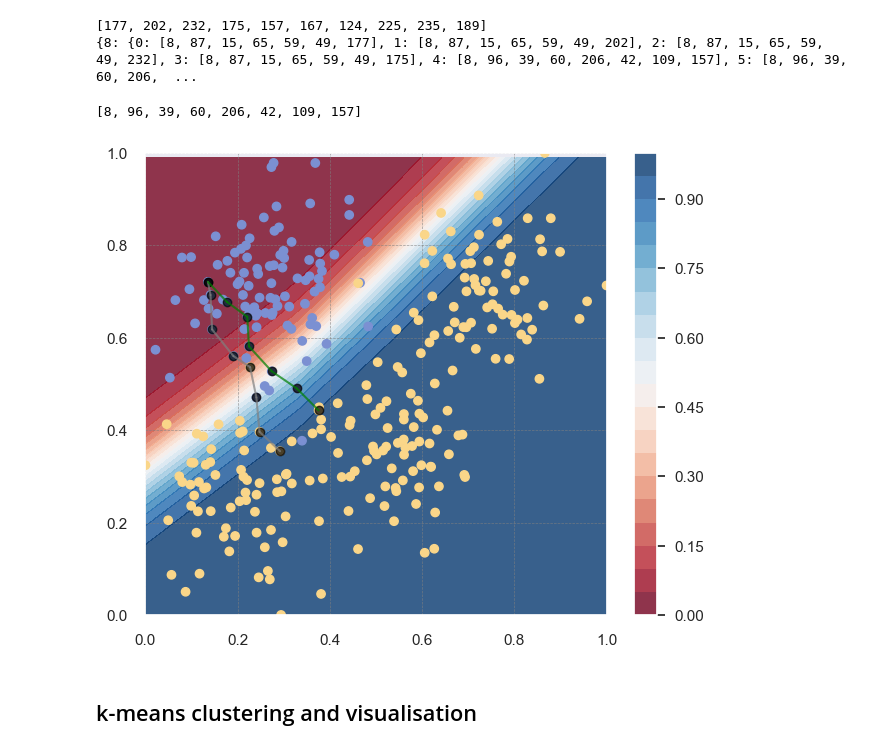
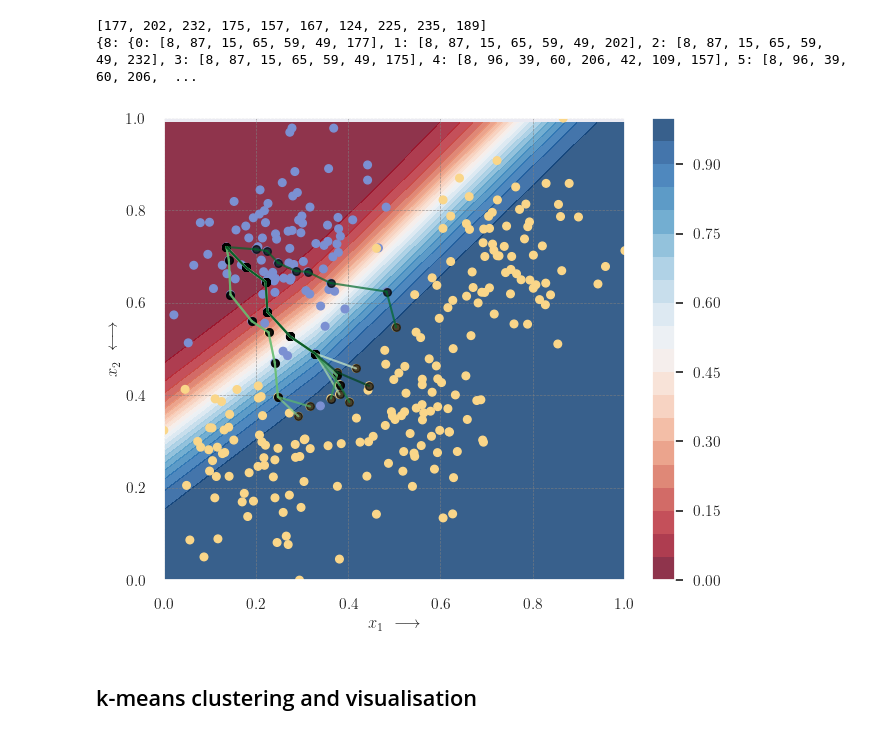
Before and after one commit to xuanxuanxuan-git/facelift, a Jupyter notebook: examples/synthetic_data.ipynb, the cells around one changed output. Cells and saved outputs as stored; diff of their text form; code cells hidden in the pictures.

Commit message:
update visualisation

```diff
--- a/examples/synthetic_data.ipynb
+++ b/examples/synthetic_data.ipynb
@@ -66,15 +66,18 @@ num_points_right = 70
 
 df = create_synthetic_dataset(num_points_top, num_points_left, num_points_middle, num_points_right)
 # %%
-def plot_counterfactual_explanations(df, predictor, node_path):
+def plot_counterfactual_explanations(df, predictor, node_paths):
     fig, ax = plt.subplots(figsize=(7,6))
 
     ax = plot_dataset(ax, df)
     X = df[["x1", "x2"]]
     ax = plot_decision_boundary(ax, X, predictor)
     # plot_counterfactual_candidates(ax, X, sorted_cf_indices)
-    plot_one_path(ax, X, node_path, color="grey")
-    plot_one_path(ax, X, [8, 87, 15, 65, 59, 49, 177], color="green")
+    # plot_one_path(ax, X, node_paths)
+
+    path_colors = mpl.cm.Greens(np.linspace(0,1,len(list(node_paths.values())[0])))
+    for path_idx, path in enumerate((list(node_paths.values())[0]).values()):
+        plot_one_path(ax, X, path, color=path_colors[path_idx])
     plt.show()
 
 
@@ -84,7 +87,7 @@ def plot_dataset(ax, df):
     # dots_color_mapping =["b"]*num_points_top + ["r"]*num_points_left + ["#FAD689"]*num_points_middle + ["sienna"]*num_points_right
 
     ax.scatter(df.x1, df.x2, c=df.y,
-               cmap=dots_color_mapping,
+               cmap=dots_color_mapping, s=30,
             #    edgecolors = 'black',
                zorder = 1)
 
@@ -92,6 +95,8 @@ def plot_dataset(ax, df):
 
     ax.set_ylim(0, 1)
     ax.set_xlim(0, 1)
+    ax.set_xlabel(r"$x_1~\longrightarrow$")
+    ax.set_ylabel(r"$x_2~\longleftrightarrow$")
 
     return ax
 
@@ -130,7 +135,7 @@ def plot_counterfactual_candidates(ax, X, sorted_cf_indices):
     ax.scatter(X.iloc[sorted_cf_indices, 0], X.iloc[sorted_cf_indices, 1], color="grey")
 
 def plot_one_path(ax, X, node_path, color="grey"):
-    ax.scatter(X.iloc[node_path, 0], X.iloc[node_path, 1], color="black", alpha=0.7)
+    ax.scatter(X.iloc[node_path, 0], X.iloc[node_path, 1], color="black", alpha=0.7, s=30)
     # connects points
     for node_num in range(len(node_path)-1):
         i = node_path[node_num]
@@ -347,11 +352,10 @@ print(res)
 # %%
 # node_path = [7, 3, 95, 18, 2, 33, 49, 177]
 node_path = res[start_point_idx][4]
-print(node_path)
-plot_counterfactual_explanations(df, clf, node_path)
+
+plot_counterfactual_explanations(df, clf, res)
 # %% [output]
-[8, 96, 39, 60, 206, 42, 109, 157]
-[figure, old version]
+[figure, new version]
 # %% [markdown]
 ## k-means clustering and visualisation
 # %%
```
Also changed, not shown: parts of 1 cell of this notebook.
